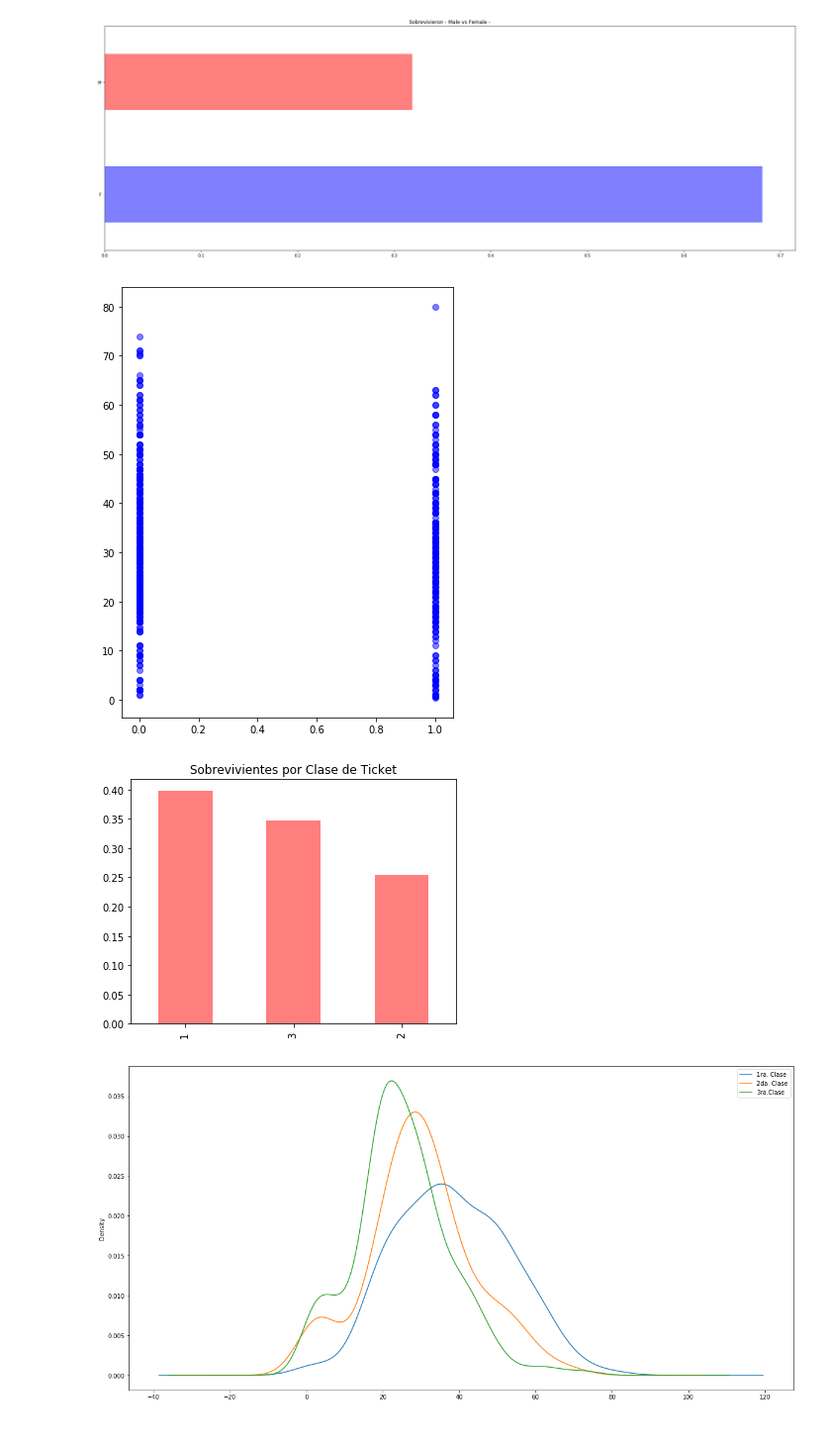
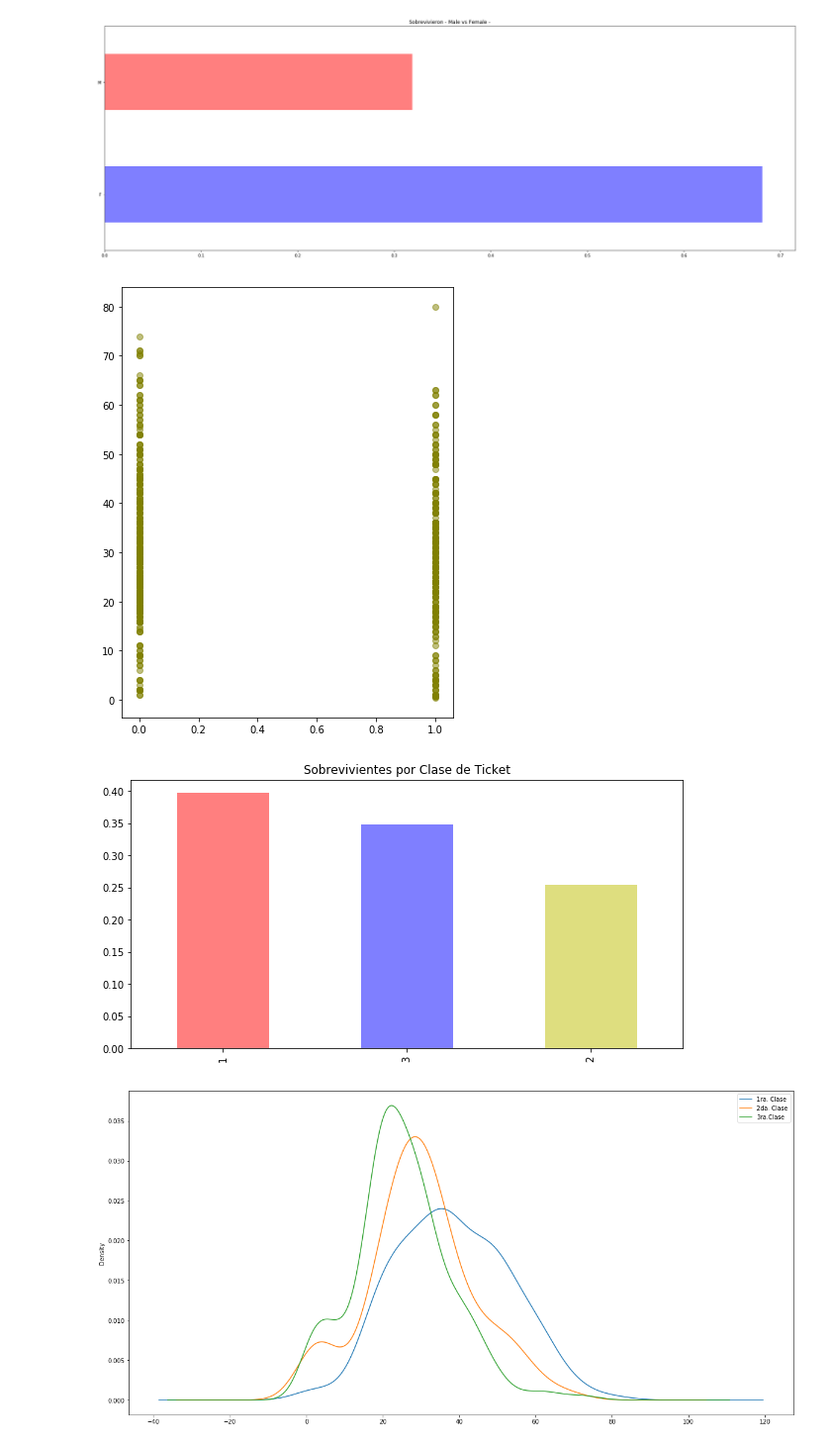
Before and after one commit to stephfz/data-manandvis-pandas-matplotlib, a Jupyter notebook: data-manipulation-visualization-pandas-matplotlib.ipynb, the cells around one changed output. Shown at 99% size. Saved outputs shown, nothing was run; the diff lists cells and outputs as text; code cells hidden in the pictures.

```diff
--- a/data-manipulation-visualization-pandas-matplotlib.ipynb
+++ b/data-manipulation-visualization-pandas-matplotlib.ipynb
@@ -170,19 +171,19 @@ plt.show()
 # %%
 # Que relacion hay entre sobrevivencia y edad de los sobrevivientes
 fig = plt.figure(figsize=(6,8))
-plt.scatter(data.Survived, data.Age, alpha=0.5, color='B')
+plt.scatter(data.Survived, data.Age, alpha=0.5, color='#808000')
 plt.show()
 # %% [output]
-[figure, old version]
+[figure, new version]
 # %%
 # La clase del ticket fue un factor de sobrevivencia (si viste Titanic, ya lo sabes!)
-fig = plt.figure(figsize=(20,10))
-plt.subplot2grid((2,3),(0,0))
-data.Pclass[data.Survived == 1 ].value_counts(normalize = True).plot(kind='bar', alpha=0.5, color='r')
+fig = plt.figure(figsize=(10,5))
+#colors bgrcmykw
+data.Pclass[data.Survived == 1 ].value_counts(normalize = True).plot(kind='bar', alpha=0.5, color='rby')
 plt.title('Sobrevivientes por Clase de Ticket')
 plt.show()
 # %% [output]
-[figure, old version]
+[figure, new version]
 # %%
 # Habra alguna relacion entre tipo de ticket y edad? (Poder Adquisitivo)
 fig = plt.figure(figsize=(20,10))
```
Also changed, not shown: parts of 4 cells of this notebook.
